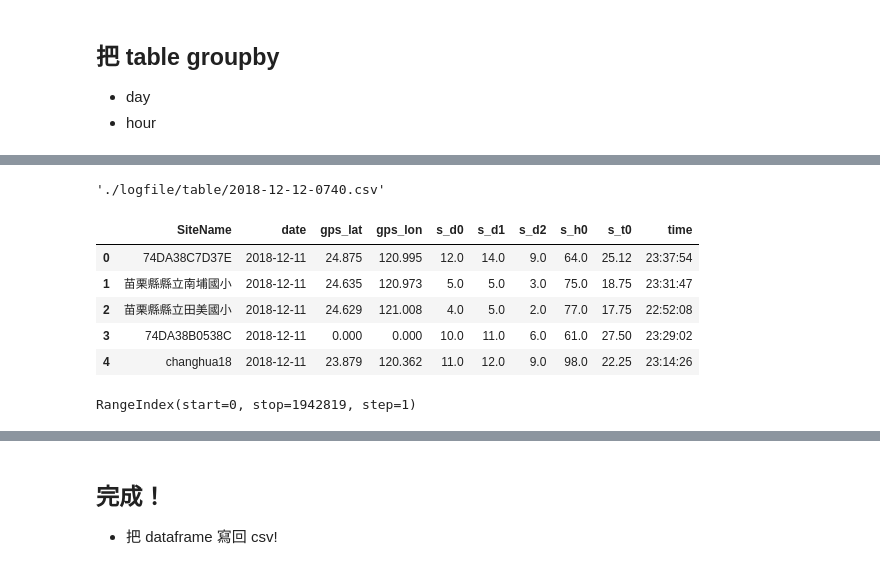
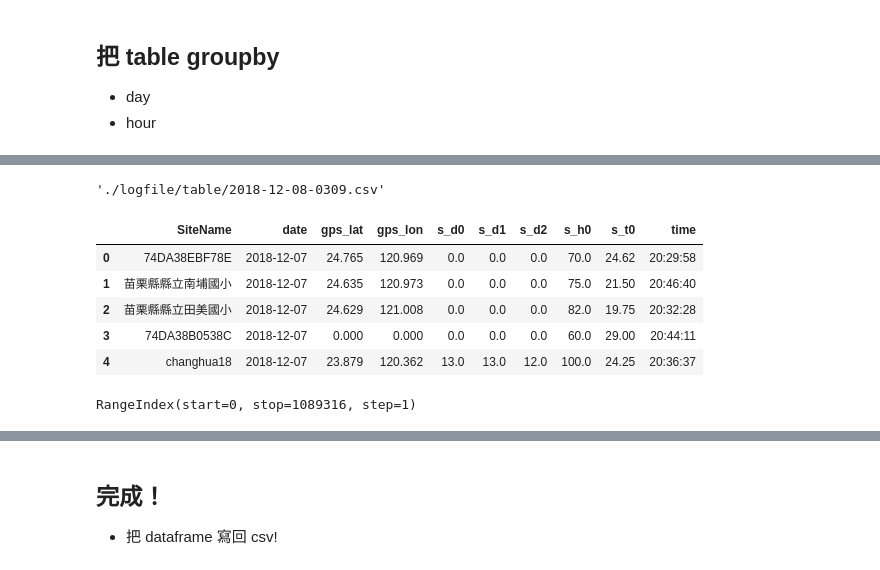
Before and after one commit to hcchang0701/machine_learning, a Jupyter notebook: final/Test.ipynb, the cells around one changed output, grey strips where cells are left out. Saved outputs shown, nothing was run; the diff lists cells and outputs as text; code cells hidden in the pictures.

```diff
--- a/final/Test.ipynb
+++ b/final/Test.ipynb
@@ -12,12 +12,12 @@ import pandas as pd
 from pandas.io.json import json_normalize
 # %%
 # list all processed table
-processedList = !(ls logfile/table/*.csv | head -n 2400)
+processedList = !(ls logfile/table/*.csv | head -n 600)
 
 for i, c in enumerate(processedList):
     processedList[i] = "./logfile/table/" + c.split('/')[-1]
 print('processed json:\n')
-print(processedList.nlstr)
+#print(processedList.nlstr)
 print('-'*20)
 # %% [output]
 processed json:
@@ -39,3 +25 @@ processed json:
 --------------------
-# %%
-processedList = processedList[1200:]
@@ -42,28 +28,30 @@ processedList = processedList[1200:]
 # %%
 processedList[0]
 # %% [output]
-'./logfile/table/2018-12-12-0740.csv'
+'./logfile/table/2018-12-08-0309.csv'
 # %%
 dropcol = ['app', 'device_id', 'fmt_opt', 'gps_alt', 'gps_fix', 'gps_num', 's_0', 's_1', 's_2', 's_3', 'tick', 'timestamp', 'ver_app', 'ver_format']
 tables = pd.read_csv(processedList[0], index_col=[0]).drop(columns=dropcol)
 for filename in processedList[1:]:
-
-    table = pd.read_csv(filename, index_col=[0]).drop(columns=dropcol)
-    tables = pd.concat([tables, table], ignore_index=True)
+    try:
+        table = pd.read_csv(filename, index_col=[0]).drop(columns=dropcol)
+        tables = pd.concat([tables, table], ignore_index=True)
+    except:
+        print(filename)
 
 tables.head()
 # %% [output]
 |  | SiteName | date | gps_lat | gps_lon | s_d0 | s_d1 | s_d2 | s_h0 | s_t0 | time |
-| 0 | 74DA38C7D37E | 2018-12-11 | 24.875 | 120.995 | 12.0 | 14.0 | 9.0 | 64.0 | 25.12 | 23:37:54 |
-| 1 | 苗栗縣縣立南埔國小 | 2018-12-11 | 24.635 | 120.973 | 5.0 | 5.0 | 3.0 | 75.0 | 18.75 | 23:31:47 |
-| 2 | 苗栗縣縣立田美國小 | 2018-12-11 | 24.629 | 121.008 | 4.0 | 5.0 | 2.0 | 77.0 | 17.75 | 22:52:08 |
-| 3 | 74DA38B0538C | 2018-12-11 | 0.000 | 0.000 | 10.0 | 11.0 | 6.0 | 61.0 | 27.50 | 23:29:02 |
-| 4 | changhua18 | 2018-12-11 | 23.879 | 120.362 | 11.0 | 12.0 | 9.0 | 98.0 | 22.25 | 23:14:26 |
+| 0 | 74DA38EBF78E | 2018-12-07 | 24.765 | 120.969 | 0.0 | 0.0 | 0.0 | 70.0 | 24.62 | 20:29:58 |
+| 1 | 苗栗縣縣立南埔國小 | 2018-12-07 | 24.635 | 120.973 | 0.0 | 0.0 | 0.0 | 75.0 | 21.50 | 20:46:40 |
+| 2 | 苗栗縣縣立田美國小 | 2018-12-07 | 24.629 | 121.008 | 0.0 | 0.0 | 0.0 | 82.0 | 19.75 | 20:32:28 |
+| 3 | 74DA38B0538C | 2018-12-07 | 0.000 | 0.000 | 0.0 | 0.0 | 0.0 | 60.0 | 29.00 | 20:44:11 |
+| 4 | changhua18 | 2018-12-07 | 23.879 | 120.362 | 13.0 | 13.0 | 12.0 | 100.0 | 24.25 | 20:36:37 |
 # %%
 # See number of rows
 tables.index
 # %% [output]
-RangeIndex(start=0, stop=1942819, step=1)
+RangeIndex(start=0, stop=1089316, step=1)
 # %%
 tables.describe(include='all', percentiles=[])
 # %% [output]
```
Also changed, not shown: parts of 9 cells of this notebook, 8 other files.
